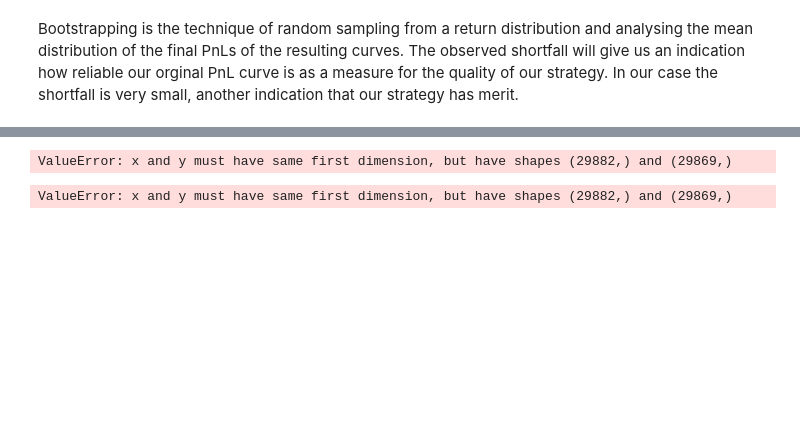
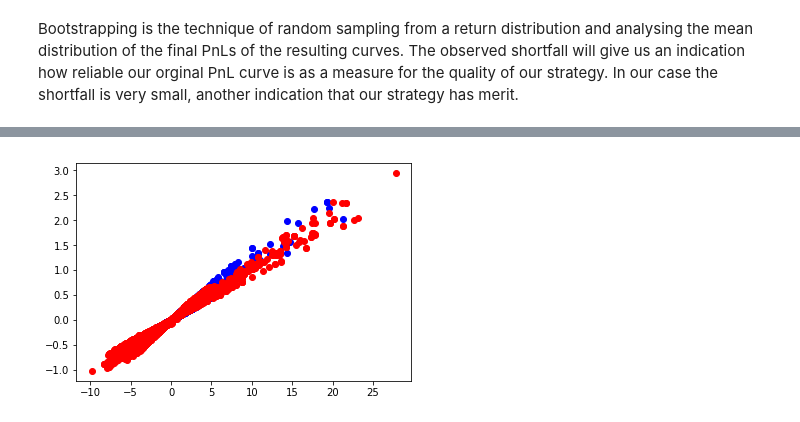
Before and after one commit to aaaquants/QuantBasics1-4, a Jupyter notebook: quant_basics.ipynb, the cells around one changed output, grey strips where cells are left out. Saved outputs shown, nothing was run; the diff lists cells and outputs as text; code cells hidden in the pictures; blank space fills up the shorter version.

```diff
--- a/quant_basics.ipynb
+++ b/quant_basics.ipynb
@@ -520,14 +535,7 @@ actual pnl: 14.326459924  bootstrapped mean pnl:  14.2797581944
 # %%
-ddwns1,ddwns2 = cPickle.load(open('ddwns.pick'))
-plt.plot(np.array(pnls1),ddwns1,'bo')
-plt.plot(np.array(pnls2),ddwns2,'ro')
+sharpes1,sharpes2 = cPickle.load(open('sharpes.pick'))
+plt.plot(np.array(pnls1),sharpes1,'bo')
+plt.plot(np.array(pnls2)*(7/3.),sharpes2,'ro')
 plt.show()
 # %% [output]
-ValueError: x and y must have same first dimension, but have shapes (29882,) and (29869,)
+[figure, added]
-# %%
-sharpes1,sharpes2 = cPickle.load(open('sharpes.pick'))
-plt.plot(np.array(pnls1),sharpes1,'bo')
-plt.plot(np.array(pnls2),sharpes2,'ro')
-plt.show()
-# %% [output]
-ValueError: x and y must have same first dimension, but have shapes (29882,) and (29869,)
```
Also changed, not shown: parts of 13 cells of this notebook, 2 other files.
